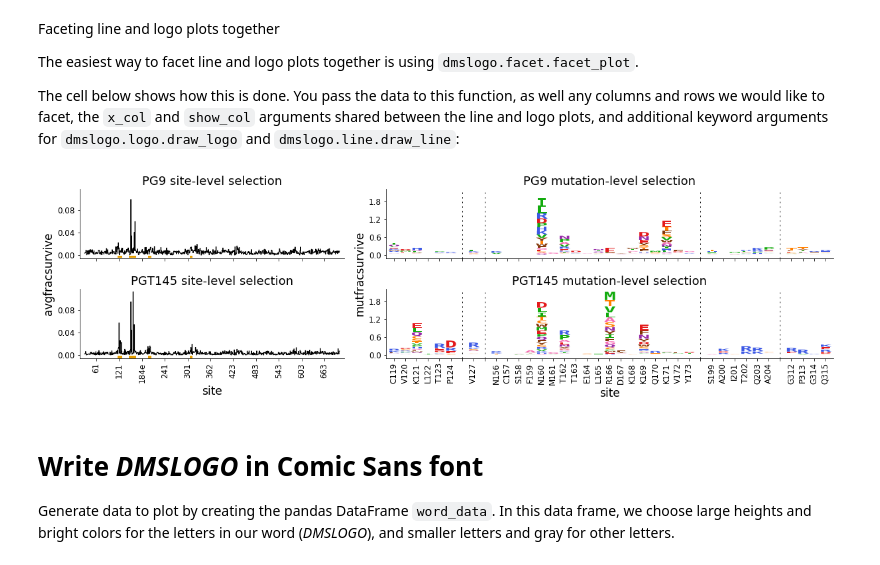
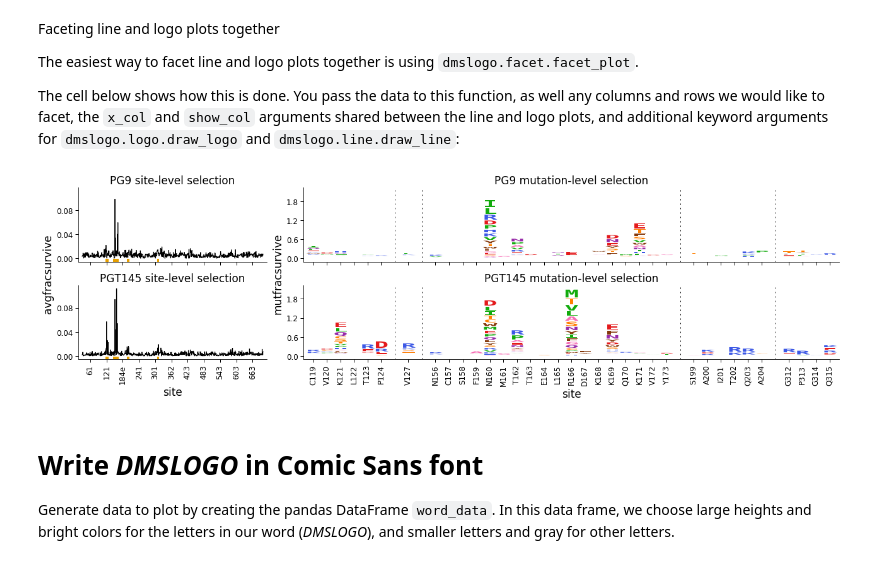
Before and after one commit to jbloomlab/dmslogo, a Jupyter notebook: examples_full.ipynb, the cells around one changed output. Cells and saved outputs as stored; diff of their text form; code cells hidden in the pictures.

```diff
--- a/examples_full.ipynb
+++ b/examples_full.ipynb
@@ -466,22 +466,20 @@ plots, and additional keyword arguments for
 # %%
 fig, axes = dmslogo.facet_plot(
                     data_hiv,
                     gridrow_col='antibody',
                     x_col='isite',
                     show_col='show_site',
                     draw_line_kwargs=dict(height_col='avgfracsurvive',
-                                          xtick_col='site',
-                                          widthscale=0.8),
+                                          xtick_col='site'),
                     draw_logo_kwargs=dict(letter_col='mutation',
                                           letter_height_col='mutfracsurvive',
                                           xtick_col='site_label',
-                                          xlabel='site',
-                                          widthscale=0.6),
+                                          xlabel='site'),
                     line_titlesuffix='site-level selection',
                     logo_titlesuffix='mutation-level selection'
                     )
 # %% [output]
-[figure, old version]
+[figure, new version]
 # %% [markdown]
 # Write *DMSLOGO* in Comic Sans font
 
```
Also changed, not shown: parts of 12 cells of this notebook, 23 other files.
